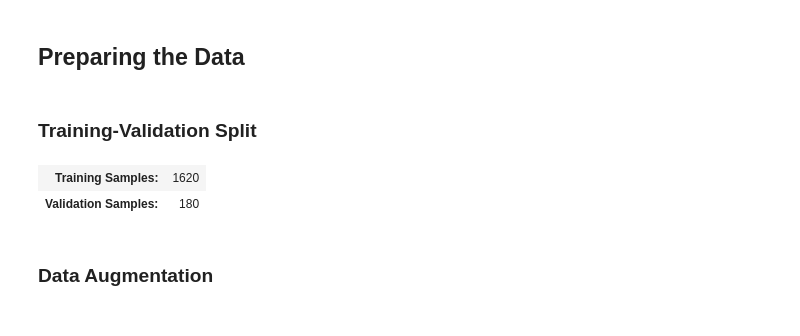
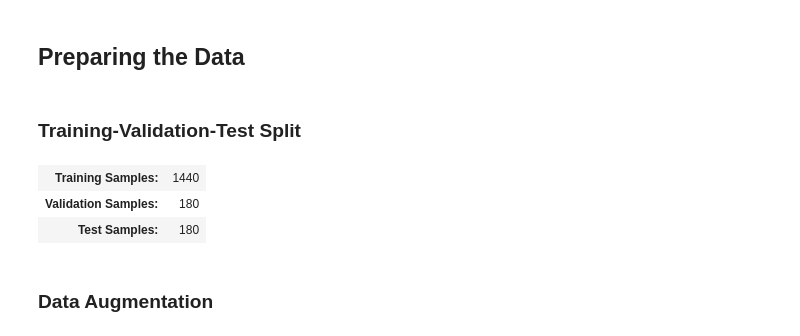
Before and after one commit to shenghungKuan/Gesture_Recognition, a Jupyter notebook: gesture_recognition.ipynb, the cells around one changed output. Saved outputs shown, nothing was run; the diff lists cells and outputs as text; code cells hidden in the pictures.

```diff
--- a/gesture_recognition.ipynb
+++ b/gesture_recognition.ipynb
@@ -490,34 +490,38 @@ summary_df.drop(['In size', 'Out size', 'Contains Uninitialized Parameters?'], a
 # %% [markdown]
 ## Preparing the Data
 # %% [markdown]
-### Training-Validation Split
+### Training-Validation-Test Split
 # %%
 # Get the list of image IDs
 img_keys = list(img_dict.keys())
 
 # Shuffle the image IDs
 random.shuffle(img_keys)
 
 # Define the percentage of the images that should be used for training
-train_pct = 0.9
+train_pct = 0.8
 val_pct = 0.1
+test_pct = 0.1
 
 # Calculate the index at which to split the subset of image paths into training and validation sets
 train_split = int(len(img_keys)*train_pct)
 val_split = int(len(img_keys)*(train_pct+val_pct))
 
 # Split the subset of image paths into training and validation sets
 train_keys = img_keys[:train_split]
-val_keys = img_keys[train_split:]
+val_keys = img_keys[train_split:val_split]
+test_keys = img_keys[val_split:]
 
 # Print the number of images in the training and validation sets
 pd.Series({
     "Training Samples:": len(train_keys),
-    "Validation Samples:": len(val_keys)
+    "Validation Samples:": len(val_keys),
+    "Test Samples:": len(test_keys)
 }).to_frame().style.hide(axis='columns')
 # %% [output]
-| Training Samples: | 1620 |
+| Training Samples: | 1440 |
 | Validation Samples: | 180 |
+| Test Samples: | 180 |
 # %% [markdown]
 ### Data Augmentation
 # %% [markdown]
```
Also changed, not shown: parts of 12 cells of this notebook.
